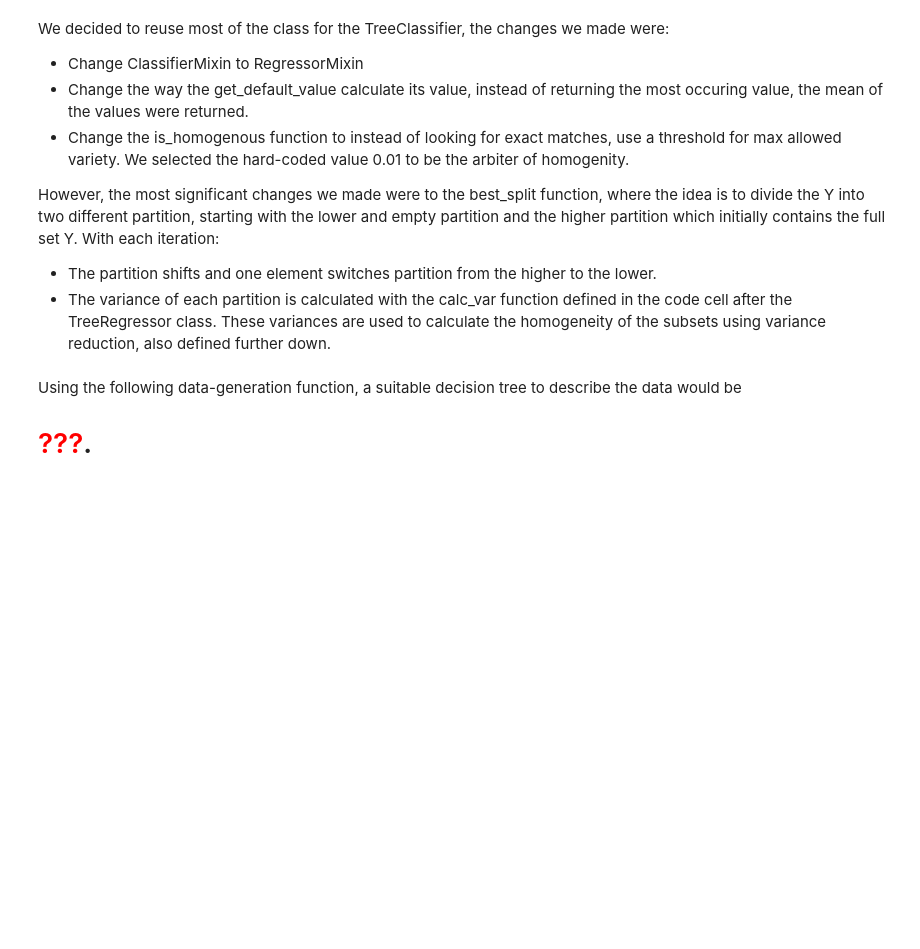
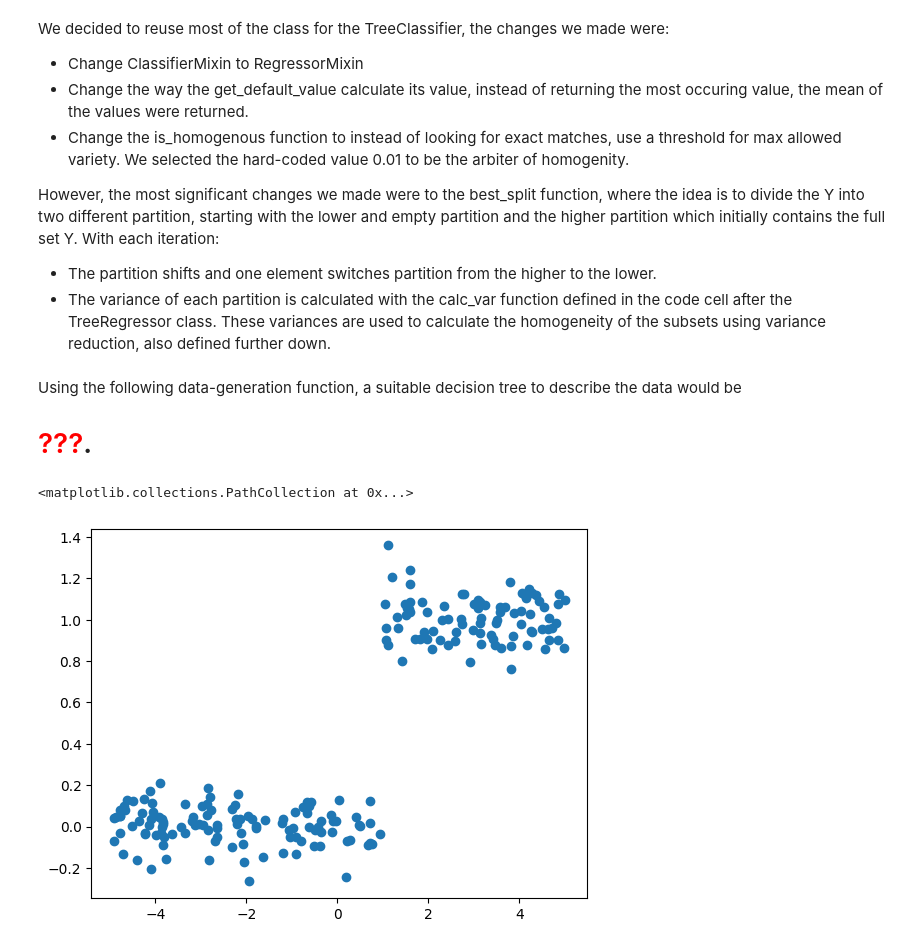
Before and after one commit to min-ze/DAT341-Applied-Machine-Learning, a Jupyter notebook: PA1/PA1.ipynb, the cells around one changed output. Drawn from its saved outputs; the diff is of its cells as text; code cells hidden in the pictures; blank space fills up the shorter version.

```diff
--- a/PA1/PA1.ipynb
+++ b/PA1/PA1.ipynb
@@ -656,7 +656,11 @@ def make_some_data(n):
     X = x.reshape(n, 1) # X needs to be a 2-dimensional matrix
     return X, Y
 # %%
-X3, Y3 = make_some_data(20)
+X3, Y3 = make_some_data(200)
+plt.scatter(X3,Y3).draw()
+# %% [output]
+<matplotlib.collections.PathCollection at 0x...>
+[figure, added]
 # %%
 Xtrain3, Xtest3, Ytrain3, Ytest3 = train_test_split(X3,Y3,random_state=0)
 my_regr = TreeRegressor(max_depth=5, criterion='var_red')
```
Also changed, not shown: parts of 4 cells of this notebook.
